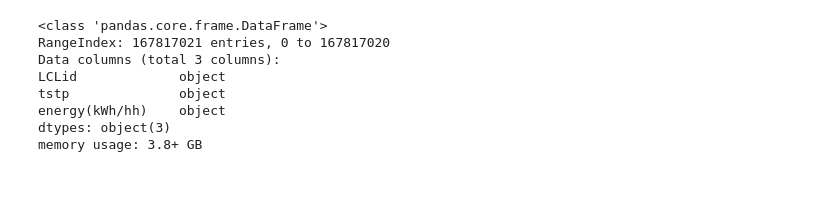
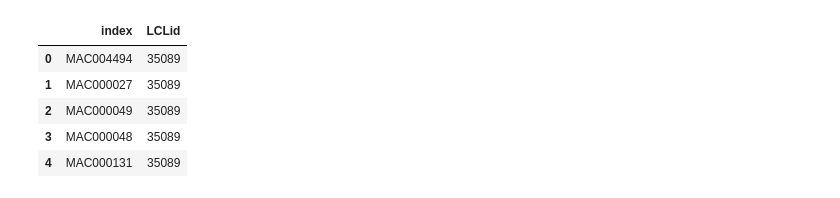
Before and after one commit to belenalberti/Smart_Meters_Demand_Forecasting, a Jupyter notebook: code_datasets/1_data_frames/univariate/univariate.ipynb, the cells around one changed output. Saved outputs shown, nothing was run; the diff lists cells and outputs as text; code cells hidden in the pictures.

```diff
--- a/code_datasets/1_data_frames/univariate/univariate.ipynb
+++ b/code_datasets/1_data_frames/univariate/univariate.ipynb
@@ -31,15 +85,0 @@ halfhourly_consumption.head()
-# %%
-halfhourly_consumption.info()
-# %% [output]
-<class 'pandas.core.frame.DataFrame'>
-RangeIndex: 167817021 entries, 0 to 167817020
-Data columns (total 3 columns):
-LCLid             object
-tstp              object
-energy(kWh/hh)    object
-dtypes: object(3)
-memory usage: 3.8+ GB
-# %%
-halfhourly_consumption.rename(columns={"energy(kWh/hh)": "energy"})
-halfhourly_consumption['tstp']= pd.to_datetime(halfhourly_consumption['tstp'],format = '%Y-%m-%d')
-halfhourly_consumption['year'] = pd.DatetimeIndex(halfhourly_consumption['tstp']).year
@@ -48,3 +86,16 @@ halfhourly_consumption
 # %%
-# Filter for 2012 and 2013
-halfhourly_consumption_12_13 = halfhourly_consumption[(halfhourly_consumption['year'] == 2012) | (halfhourly_consumption['year'] == 2013)]
+# Filter for 2012 and 2013 (the only two complete years. We want them in order to take into account stationary data)
+half_h = halfhourly_consumption[(halfhourly_consumption['year'] == 2012) | (halfhourly_consumption['year'] == 2013)]
+# %%
+LCLid_test = half_h.LCLid
+LCLid_df_test = LCLid_test.to_frame()
+LCLid_freq_test = LCLid_df_test['LCLid'].value_counts().reset_index()
+# %%
+LCLid_freq_test.head()
+# %% [output]
+|  | index | LCLid |
+| 0 | MAC004494 | 35089 |
+| 1 | MAC000027 | 35089 |
+| 2 | MAC000049 | 35089 |
+| 3 | MAC000048 | 35089 |
+| 4 | MAC000131 | 35089 |
```
Also changed, not shown: parts of 19 cells of this notebook, 12 other files.
